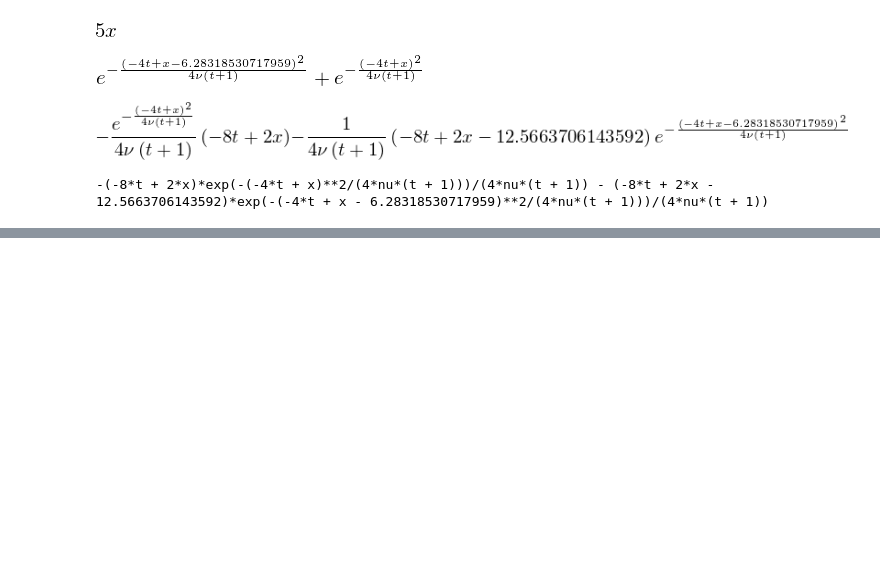
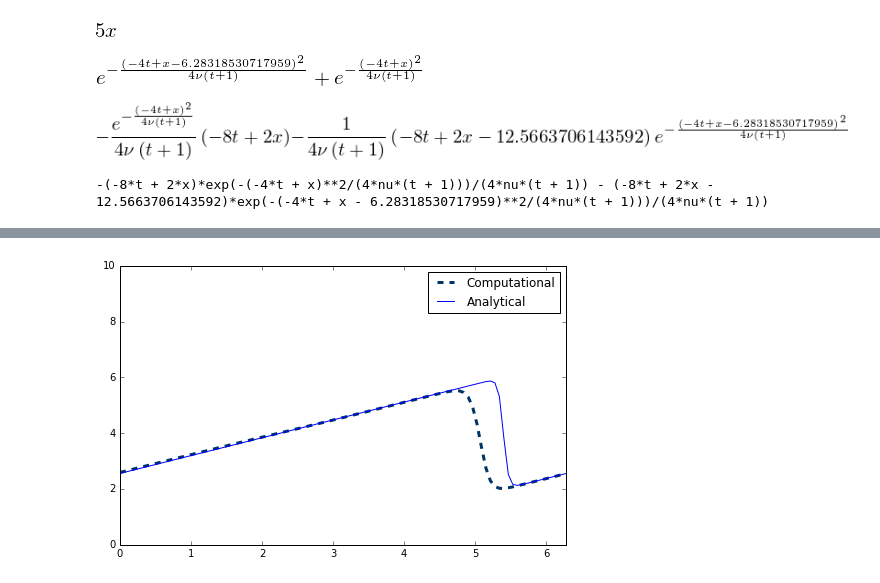
Before and after one commit to aditya3012/NumericalMethods, a Jupyter notebook: M2-Lesson4.ipynb, the cells around one changed output, grey strips where cells are left out. Cells and saved outputs as stored; diff of their text form; code cells hidden in the pictures; blank space fills up the shorter version.

```diff
--- a/M2-Lesson4.ipynb
+++ b/M2-Lesson4.ipynb
@@ -38,0 +95,22 @@ print(phiprime)
+# %%
+for n in range(nt):
+    un = u.copy()
+
+    u[1:-1] = un[1:-1] - un[1:-1] * dt/dx * (un[1:-1] - un[:-2]) + nu*dt/dx**2*\
+                    (un[2:] - 2*un[1:-1] + un[:-2])
+
+    u[0] = un[0] - un[0] * dt/dx * (un[0] - un[-1]) + nu*dt/dx**2*\
+                (un[1] - 2*un[0] + un[-1])
+    u[-1] = un[-1] - un[-1] * dt/dx * (un[-1] - un[-2]) + nu*dt/dx**2*\
+                (un[0]- 2*un[-1] + un[-2])
+
+u_analytical = numpy.asarray([u_lamb(nt*dt, xi, nu) for xi in x])
+# %%
+pyplot.figure(figsize=(8,5), dpi=100)
+pyplot.plot(x,u, color='#003366', ls='--', lw=3, label='Computational')
+pyplot.plot(x, u_analytical, label='Analytical')
+pyplot.xlim([0,2*numpy.pi])
+pyplot.ylim([0,10])
+pyplot.legend();
+# %% [output]
+[figure, added]
```
Also changed, not shown: parts of 11 cells of this notebook.
